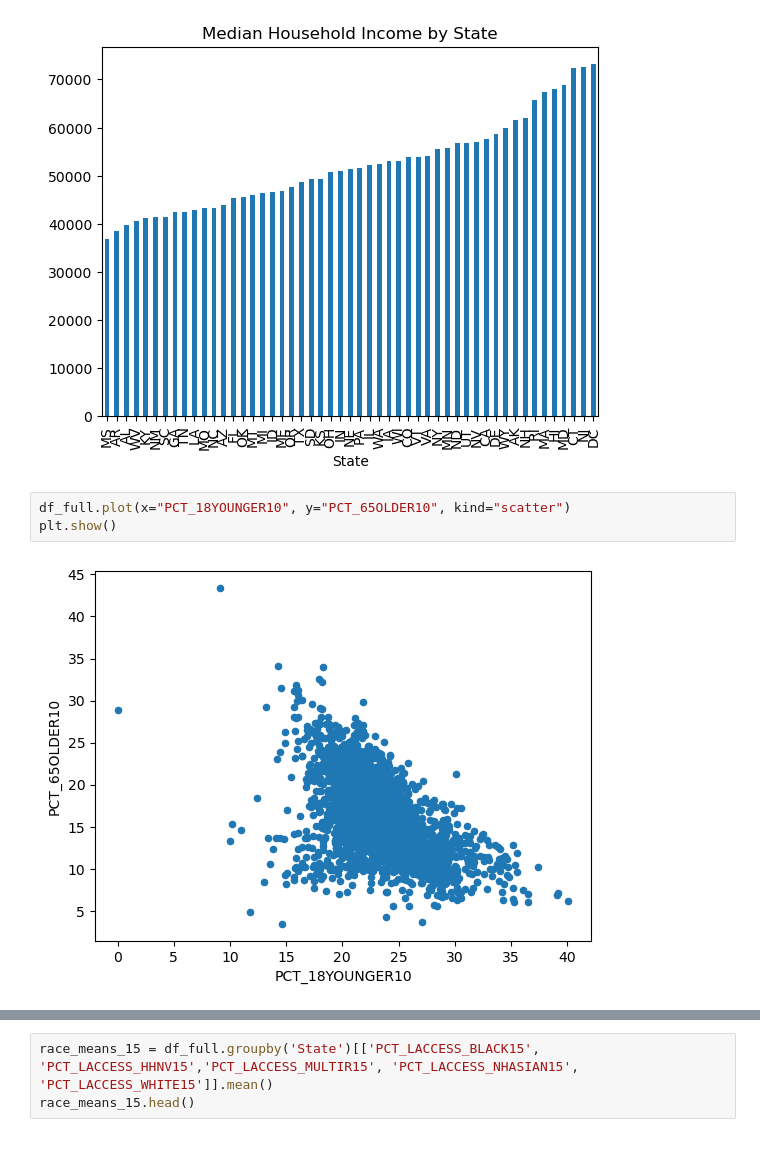
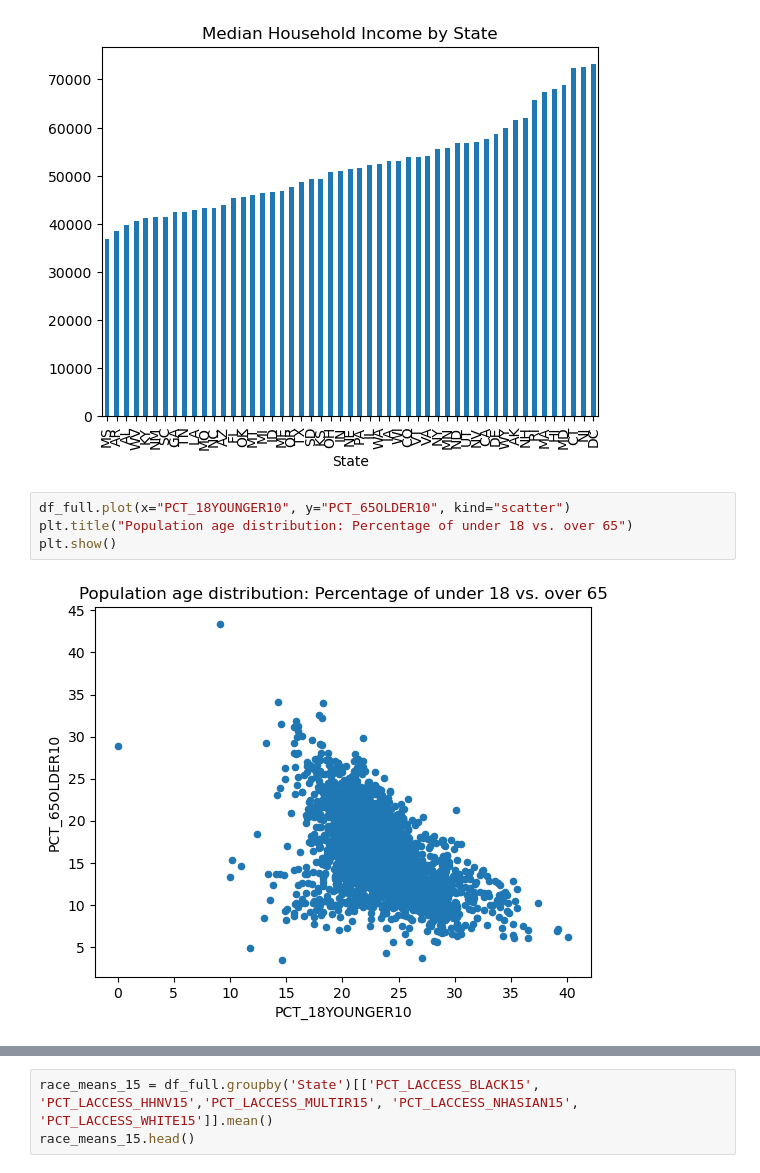
Before and after one commit to gabbycjames/DataScience_Capstone, a Jupyter notebook: DataWrangling.ipynb, the cells around one changed output, grey strips where cells are left out. Drawn from its saved outputs; the diff is of its cells as text.

```diff
--- a/DataWrangling.ipynb
+++ b/DataWrangling.ipynb
@@ -813,7 +838,8 @@ plt.show()
 [figure]
 # %%
 df_full.plot(x="PCT_18YOUNGER10", y="PCT_65OLDER10", kind="scatter")
+plt.title("Population age distribution: Percentage of under 18 vs. over 65")
 plt.show()
 # %% [output]
-[figure, old version]
+[figure, new version]
 # %%
```
Also changed, not shown: parts of 15 cells of this notebook.
